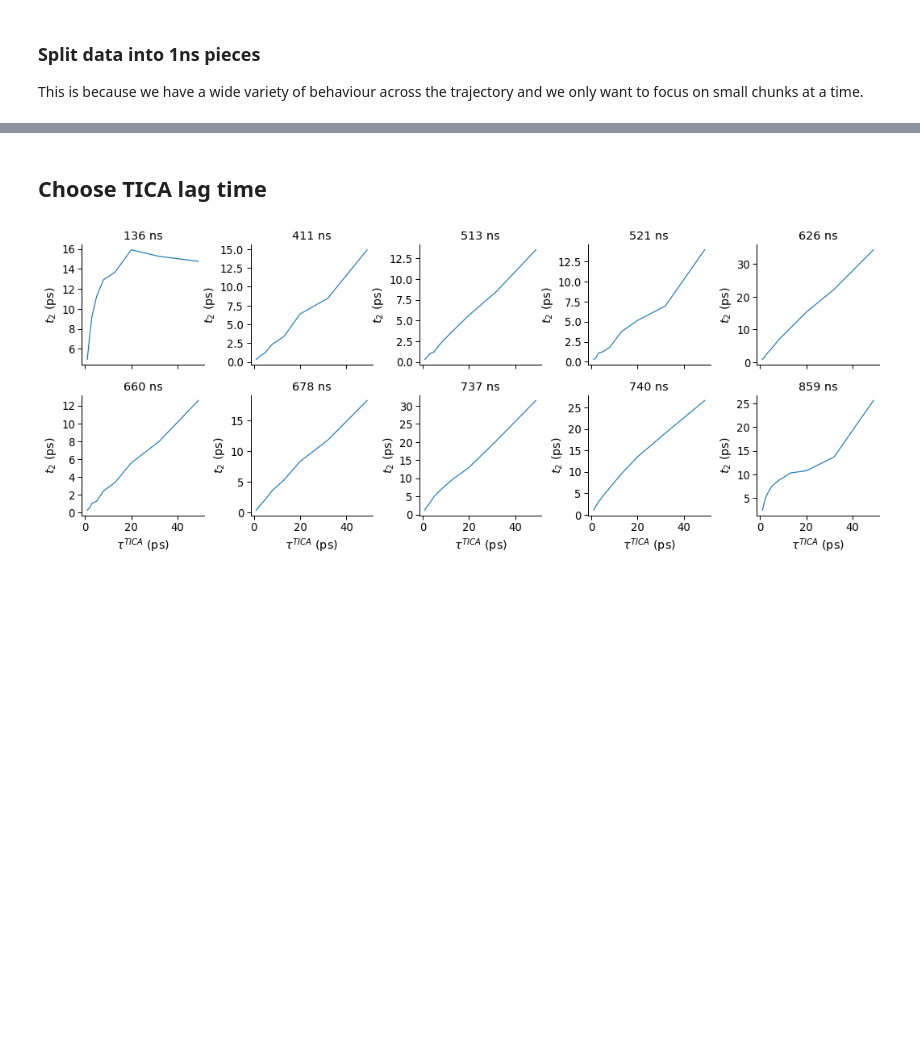
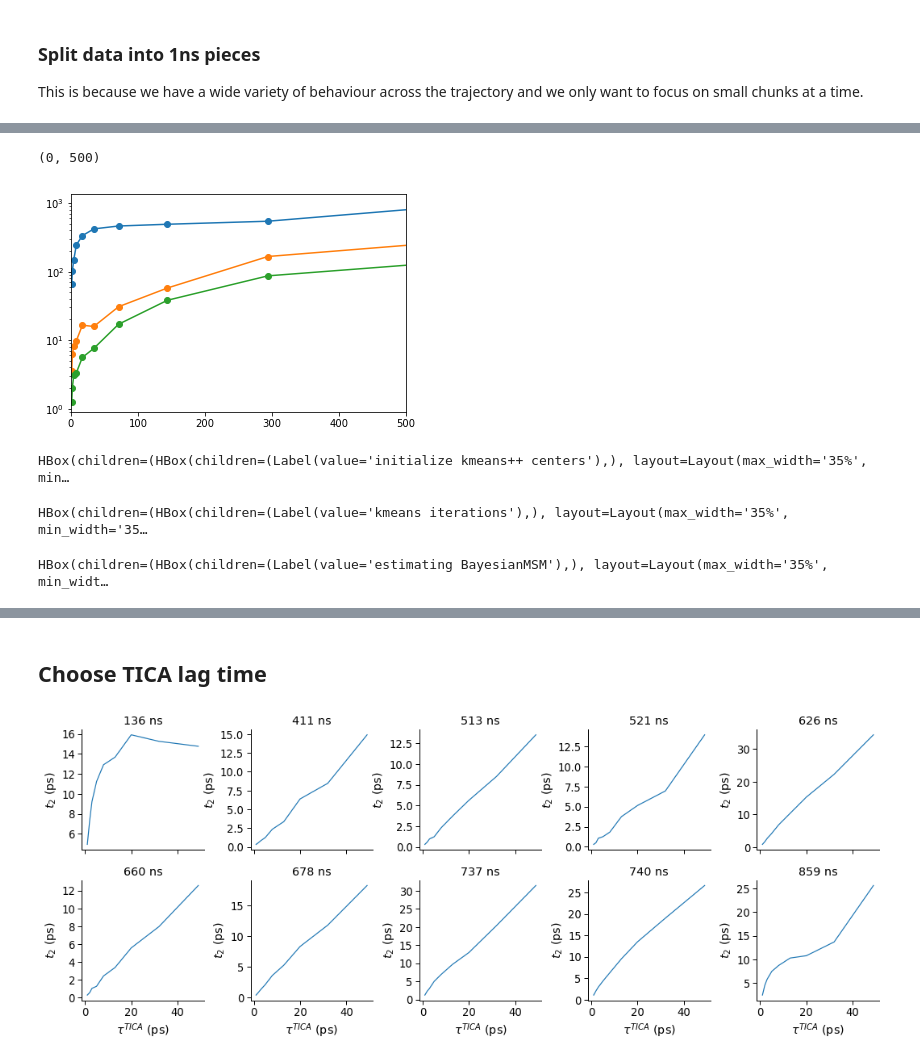
Before and after one commit to RobertArbon/water_diffusion, a Jupyter notebook: tica_whole_trajectory.ipynb, the cells around one changed output, grey strips where cells are left out. Cells and saved outputs as stored; diff of their text form; code cells hidden in the pictures; blank space fills up the shorter version.

Commit message:
added VAMP stuff

```diff
--- a/tica_whole_trajectory.ipynb
+++ b/tica_whole_trajectory.ipynb
@@ -73,0 +102,20 @@ traj_split = np.array_split(com, n_splits) # the split up
+# %%
+vamps = [coor.vamp(traj_split[idx], lag=int(lag/float(dt_ps)), dim=3, scaling='km') for lag in tica_lags]
+vamp_sv = np.concatenate([t.singular_values[:, np.newaxis] for t in vamps ], axis=1)
+vamp_ts = -tica_lags/np.log(vamp_sv)
+plt.plot(tica_lags, vamp_ts.T, marker='o')
+plt.yscale('log')
+plt.xlim(0, 500)
+# %% [output]
+(0, 500)
+[figure, added]
+# %%
+dtrajs_obj = coor.cluster_kmeans(traj_split[idx], k = np.sqrt(n_frames).astype(int), max_iter=100)
+dtrajs = dtrajs_obj.dtrajs
+# %% [output]
+HBox(children=(HBox(children=(Label(value='initialize kmeans++ centers'),), layout=Layout(max_width='35%', min…
+HBox(children=(HBox(children=(Label(value='kmeans iterations'),), layout=Layout(max_width='35%', min_width='35…
+# %%
+its = msm.its(dtrajs, lags=(tica_lags/dt_ps).astype(int), nits=5, errors='bayes')
+# %% [output]
+HBox(children=(HBox(children=(Label(value='estimating BayesianMSM'),), layout=Layout(max_width='35%', min_widt…
```
Also changed, not shown: parts of 11 cells of this notebook.
